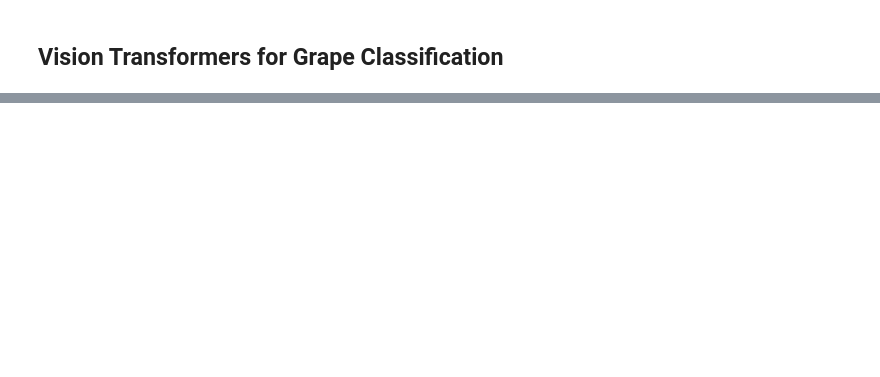
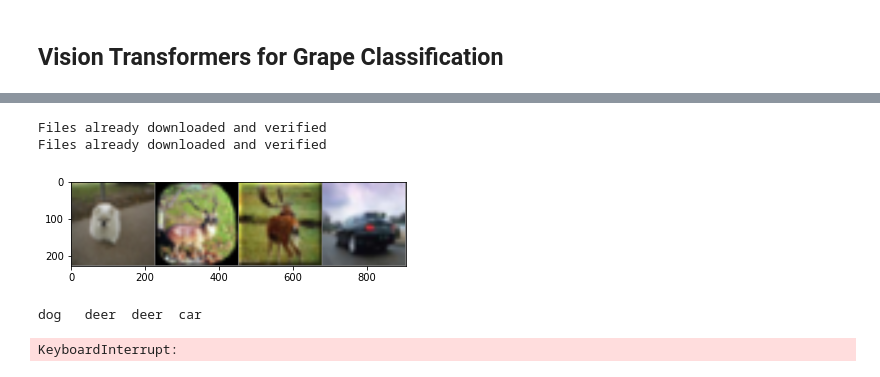
Before and after one commit to Pirner/grape_disease_classification, a Jupyter notebook: jp_notebooks/vit.ipynb, the cells around one changed output, grey strips where cells are left out. Cells and saved outputs as stored; diff of their text form; code cells hidden in the pictures; blank space fills up the shorter version.

```diff
--- a/jp_notebooks/vit.ipynb
+++ b/jp_notebooks/vit.ipynb
@@ -28,0 +269,50 @@ Error:
+# %%
+transform = transforms.Compose(
+    [transforms.ToTensor(),
+     Resize((224, 224)),
+     transforms.Normalize((0.5, 0.5, 0.5), (0.5, 0.5, 0.5))])
+
+batch_size = 4
+
+trainset = torchvision.datasets.CIFAR10(root='./data', train=True,
+                                        download=True, transform=transform)
+
+trainloader = torch.utils.data.DataLoader(trainset, batch_size=batch_size,
+                                          shuffle=True, num_workers=2)
+
+testset = torchvision.datasets.CIFAR10(root='./data', train=False,
+                                       download=True, transform=transform)
+
+testloader = torch.utils.data.DataLoader(testset, batch_size=batch_size,
+                                         shuffle=False, num_workers=2)
+
+classes = ('plane', 'car', 'bird', 'cat',
+           'deer', 'dog', 'frog', 'horse', 'ship', 'truck')
+# %% [output]
+Files already downloaded and verified
+Files already downloaded and verified
+# %%
+# functions to show an image
+
+
+def imshow(img):
+    img = img / 2 + 0.5     # unnormalize
+    npimg = img.numpy()
+    plt.imshow(np.transpose(npimg, (1, 2, 0)))
+    plt.show()
+
+
+# get some random training images
+dataiter = iter(trainloader)
+images, labels = next(dataiter)
+
+# x = x.unsqueeze(0) # add batch dim
+images.shape
+
+# show images
+imshow(torchvision.utils.make_grid(images))
+# print labels
+print(' '.join(f'{classes[labels[j]]:5s}' for j in range(batch_size)))
+# %% [output]
+[figure, added]
+dog   deer  deer  car
@@ -28,0 +324,28 @@ Error:
+# %%
+for epoch in range(2):  # loop over the dataset multiple times
+
+    running_loss = 0.0
+    for i, data in enumerate(trainloader, 0):
+        # get the inputs; data is a list of [inputs, labels]
+        inputs, labels = data
+
+        # zero the parameter gradients
+        optimizer.zero_grad()
+
+        # forward + backward + optimize
+        outputs = vit(inputs)
+        loss = criterion(outputs, labels)
+        loss.backward()
+        optimizer.step()
+
+        # print statistics
+        running_loss += loss.item()
+        if i % 2000 == 1999:    # print every 2000 mini-batches
+            print(f'[{epoch + 1}, {i + 1:5d}] loss: {running_loss / 2000:.3f}')
+            running_loss = 0.0
+
+        print(f'[{epoch + 1}, {i + 1:5d}] loss: {running_loss / 2000:.3f}')
+
+print('Finished Training')
+# %% [output]
+KeyboardInterrupt:
```
Also changed, not shown: parts of 18 cells of this notebook, 2 other files.
